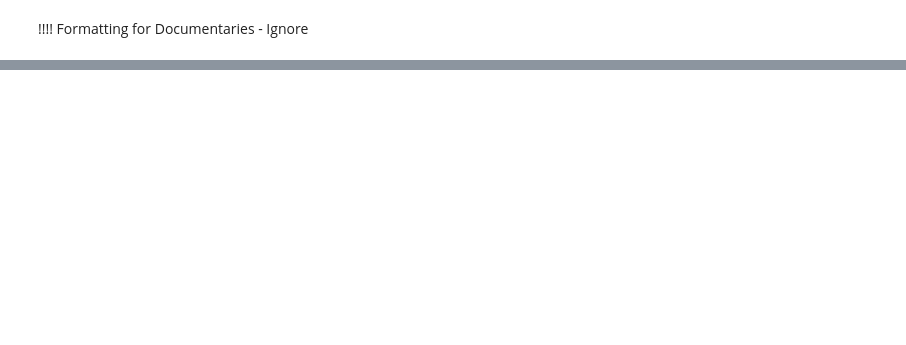
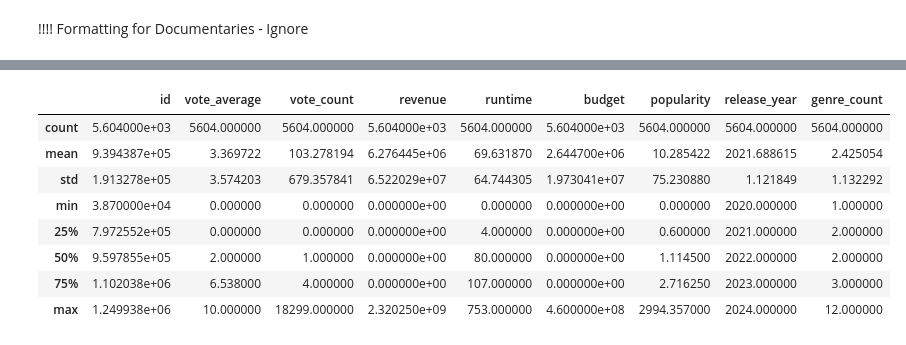
Before and after one commit to agargya123/movie_genre_analysis, a Jupyter notebook: MKT566.ipynb, the cells around one changed output, grey strips where cells are left out. Drawn from its saved outputs; the diff is of its cells as text; code cells hidden in the pictures; blank space fills up the shorter version.

```diff
--- a/MKT566.ipynb
+++ b/MKT566.ipynb
@@ -298,3 +347,15 @@ See the caveats in the documentation: https://pandas.pydata.org/pandas-docs/stab
+# %%
+action_movies_selected_2020_valid.describe()
+# %% [output]
+|  | id | vote_average | vote_count | revenue | runtime | budget | popularity | release_year | genre_count |
+| count | 5.604000e+03 | 5604.000000 | 5604.000000 | 5.604000e+03 | 5604.000000 | 5.604000e+03 | 5604.000000 | 5604.000000 | 5604.000000 |
+| mean | 9.394387e+05 | 3.369722 | 103.278194 | 6.276445e+06 | 69.631870 | 2.644700e+06 | 10.285422 | 2021.688615 | 2.425054 |
+| std | 1.913278e+05 | 3.574203 | 679.357841 | 6.522029e+07 | 64.744305 | 1.973041e+07 | 75.230880 | 1.121849 | 1.132292 |
+| min | 3.870000e+04 | 0.000000 | 0.000000 | 0.000000e+00 | 0.000000 | 0.000000e+00 | 0.000000 | 2020.000000 | 1.000000 |
+| 25% | 7.972552e+05 | 0.000000 | 0.000000 | 0.000000e+00 | 4.000000 | 0.000000e+00 | 0.600000 | 2021.000000 | 2.000000 |
+| 50% | 9.597855e+05 | 2.000000 | 1.000000 | 0.000000e+00 | 80.000000 | 0.000000e+00 | 1.114500 | 2022.000000 | 2.000000 |
+| 75% | 1.102038e+06 | 6.538000 | 4.000000 | 0.000000e+00 | 107.000000 | 0.000000e+00 | 2.716250 | 2023.000000 | 3.000000 |
+| max | 1.249938e+06 | 10.000000 | 18299.000000 | 2.320250e+09 | 753.000000 | 4.600000e+08 | 2994.357000 | 2024.000000 | 12.000000 |
 # %%
 mtv_data['genres'].str.contains('documentary', case=False, na=False).sum()
 # %%
```
Also changed, not shown: parts of 12 cells of this notebook.
